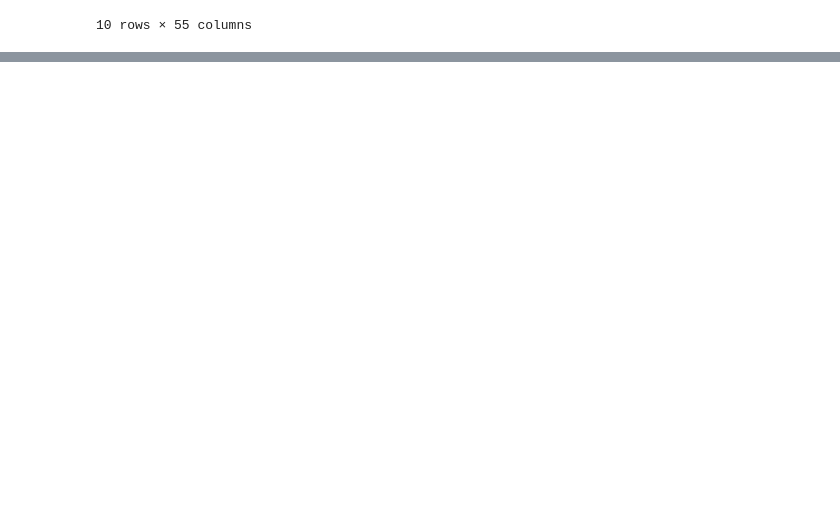
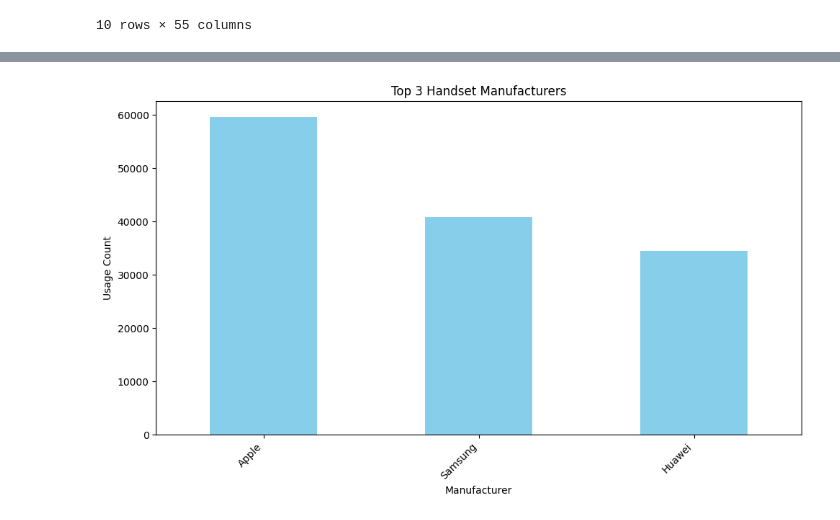
Before and after one commit to IamYunusAli/Acquired, a Jupyter notebook: notebooks/Company_analysis.ipynb, the cells around one changed output, grey strips where cells are left out. Cells and saved outputs as stored; diff of their text form; code cells hidden in the pictures; blank space fills up the shorter version.

```diff
--- a/notebooks/Company_analysis.ipynb
+++ b/notebooks/Company_analysis.ipynb
@@ -113,0 +156,5 @@ Connection established
+# %%
+df['Manufacturer'] = df['Handset Type'].str.split().str[0]
+top3_manufacturers = df['Manufacturer'].value_counts().sort_values(ascending=False).head(3)
+print("Top 3 Handset Manufacturers:")
+top3_manufacturers
@@ -113,0 +204,12 @@ Connection established
+# %%
+# Create a bar plot for the top 3 handset manufacturers
+plt.figure(figsize=(10, 6))
+top3_manufacturers.plot(kind='bar', color='skyblue')
+plt.title('Top 3 Handset Manufacturers')
+plt.xlabel('Manufacturer')
+plt.ylabel('Usage Count')
+plt.xticks(rotation=45, ha='right')
+plt.tight_layout()
+plt.show()
+# %% [output]
+[figure, added]
```
Also changed, not shown: parts of 6 cells of this notebook.
